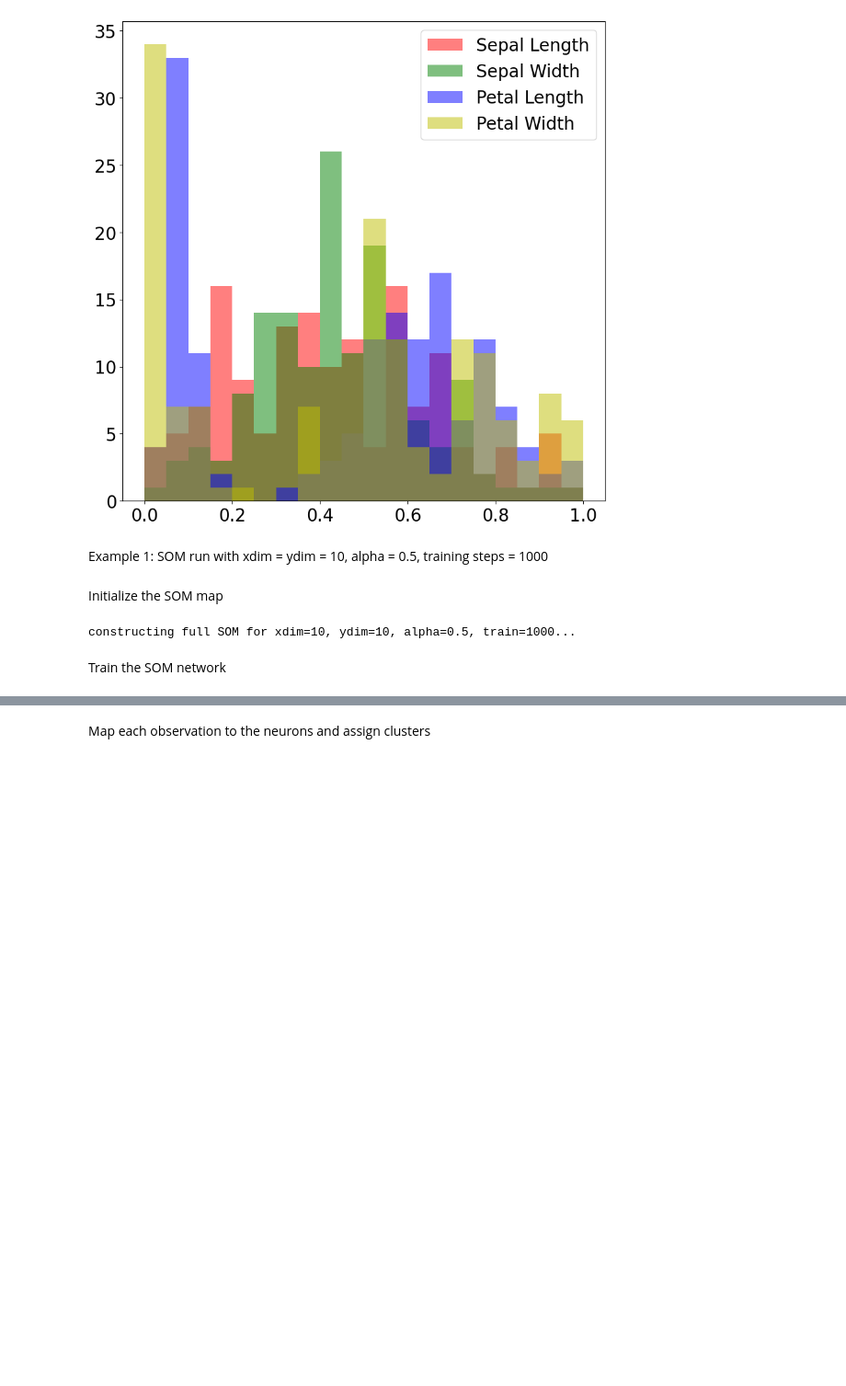
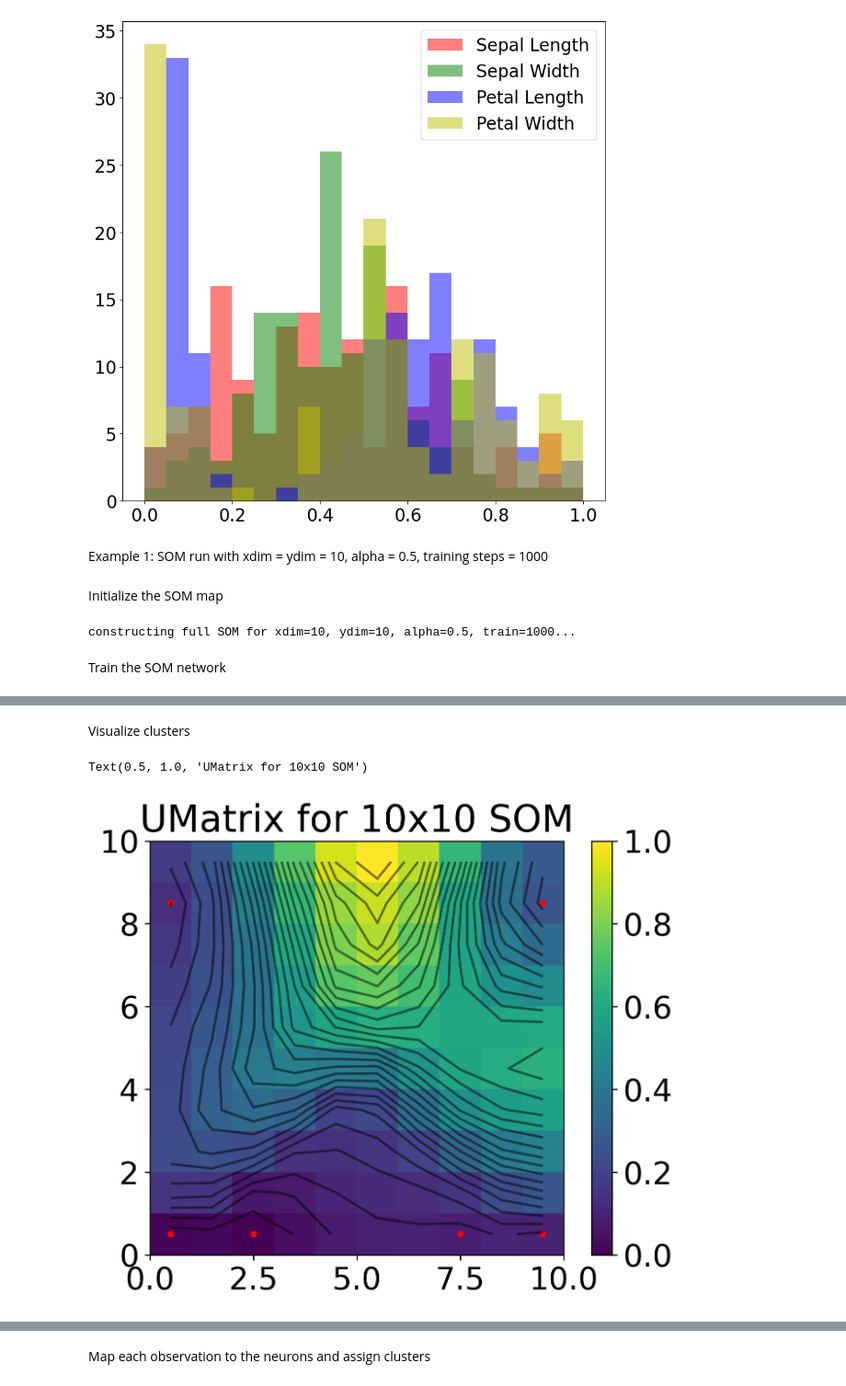
Before and after one commit to tvh0021/aweSOM, a Jupyter notebook: examples/iris.ipynb, the cells around one changed output, grey strips where cells are left out. Shown at 92% size. Saved outputs shown, nothing was run; the diff lists cells and outputs as text; code cells hidden in the pictures; blank space fills up the shorter version.

```diff
--- a/examples/iris.ipynb
+++ b/examples/iris.ipynb
@@ -130,0 +131,21 @@ i =  0
+# %% [markdown]
+Visualize clusters
+# %%
+umat = m.compute_umat()
+unique_centroids = m.get_unique_centroids(m.compute_centroids(umat))
+
+unique_centroids['position_x'] = [x+0.5 for x in unique_centroids['position_x']]
+unique_centroids['position_y'] = [y+0.5 for y in unique_centroids['position_y']]
+
+X,Y = np.meshgrid(np.arange(xdim)+0.5, np.arange(ydim)+0.5)
+
+plt.figure(dpi=250)
+plt.pcolormesh(umat.T, cmap='viridis')
+plt.scatter(unique_centroids['position_x'],unique_centroids['position_y'], color='red', s=10)
+plt.colorbar(fraction=0.04)
+plt.contour(X, Y, umat.T, levels=np.linspace(np.min(umat),np.max(umat), 30), colors='black', alpha=0.5)
+plt.gca().set_aspect("equal")
+plt.title(rf'UMatrix for {xdim}x{ydim} SOM')
+# %% [output]
+Text(0.5, 1.0, 'UMatrix for 10x10 SOM')
+[figure, added]
```
Also changed, not shown: parts of 14 cells of this notebook.
